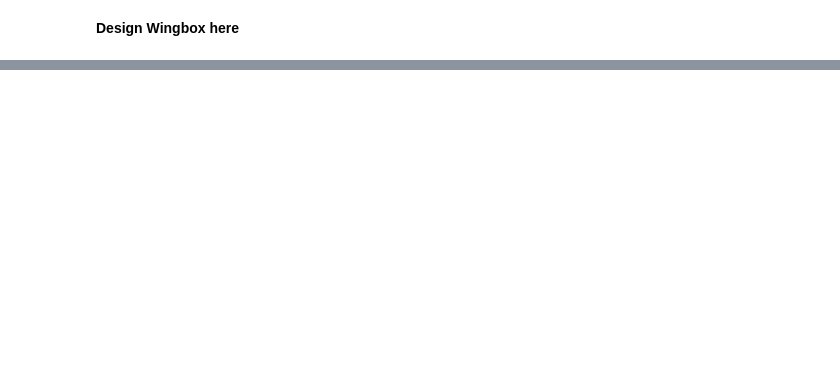
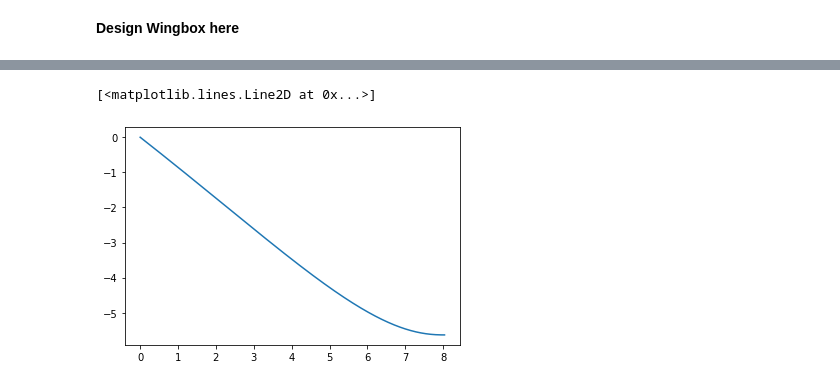
Before and after one commit to LucaDissel/Workpackage4-5, a Jupyter notebook: Itterate.ipynb, the cells around one changed output, grey strips where cells are left out. Cells and saved outputs as stored; diff of their text form; code cells hidden in the pictures; blank space fills up the shorter version.

```diff
--- a/Itterate.ipynb
+++ b/Itterate.ipynb
@@ -16,0 +41,5 @@ wingbox_itteration_1.plot()
+# %%
+plt.plot(y, theta(y, wingbox_itteration_3, CL=CL_crit))
+# %% [output]
+[<matplotlib.lines.Line2D at 0x...>]
+[figure, added]
```
Also changed, not shown: parts of 26 cells of this notebook.
